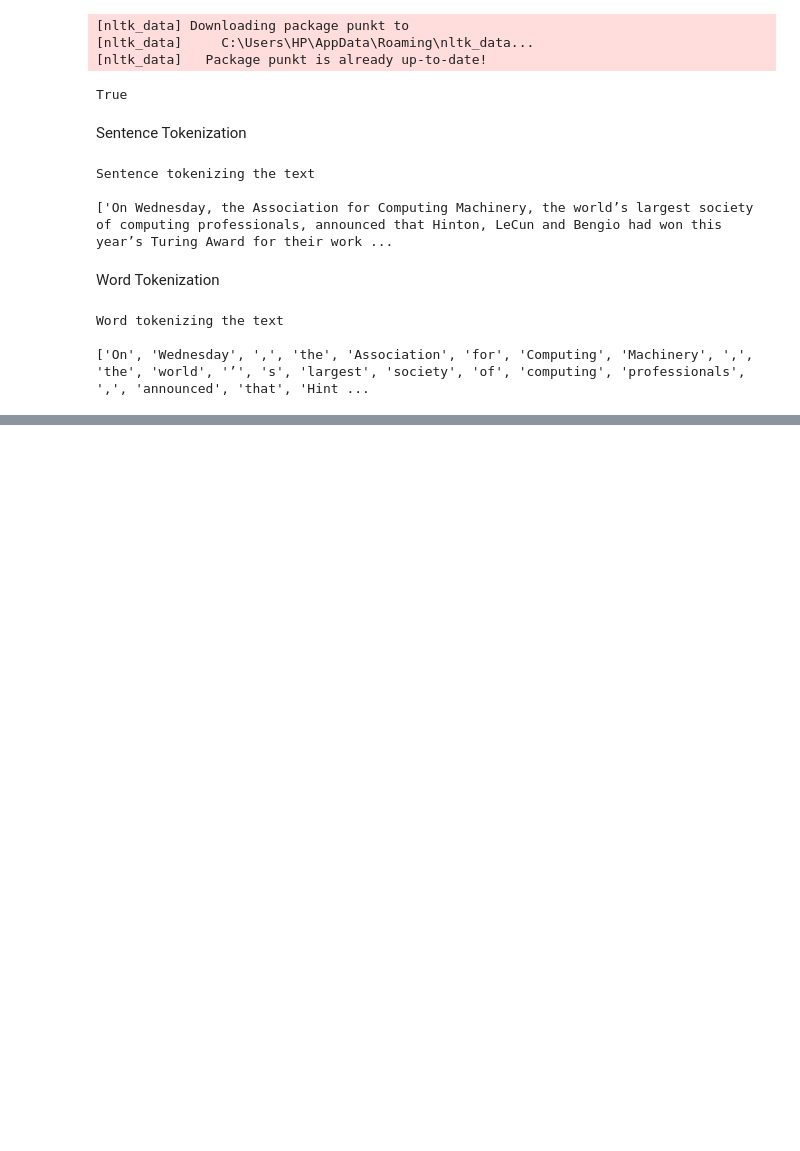
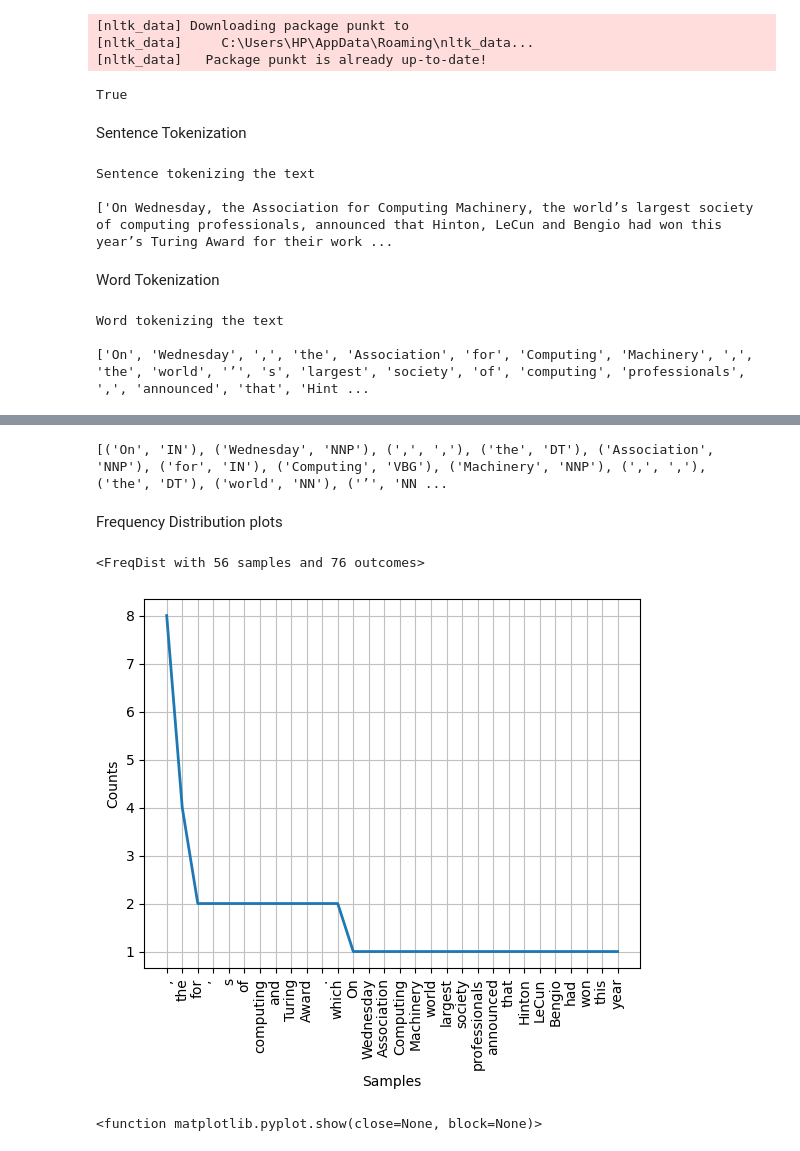
Before and after one commit to AbdullatifSadiq/Basic-Data-Science-Exercises, a Jupyter notebook: webScrapping.ipynb, the cells around one changed output, grey strips where cells are left out. Cells and saved outputs as stored; diff of their text form; code cells hidden in the pictures; blank space fills up the shorter version.

```diff
--- a/webScrapping.ipynb
+++ b/webScrapping.ipynb
@@ -759,0 +842,25 @@ Word tokenizing the text
+# %%
+from nltk import pos_tag
+
+pos_tagged_words = pos_tag(word_tk)
+
+print(pos_tagged_words)
+# %% [output]
+[('On', 'IN'), ('Wednesday', 'NNP'), (',', ','), ('the', 'DT'), ('Association', 'NNP'), ('for', 'IN'), ('Computing', 'VBG'), ('Machinery', 'NNP'), (',', ','), ('the', 'DT'), ('world', 'NN'), ('’', 'NN ...
+# %% [markdown]
+Frequency Distribution plots
+# %%
+from nltk.probability import FreqDist
+
+fd = FreqDist(word_tk)
+print(fd)
+# %% [output]
+<FreqDist with 56 samples and 76 outcomes>
+# %%
+import matplotlib.pyplot as plt
+
+fd.plot(30,cumulative=False)
+plt.show
+# %% [output]
+[figure, added]
+<function matplotlib.pyplot.show(close=None, block=None)>
```
Also changed, not shown: parts of 12 cells of this notebook.
